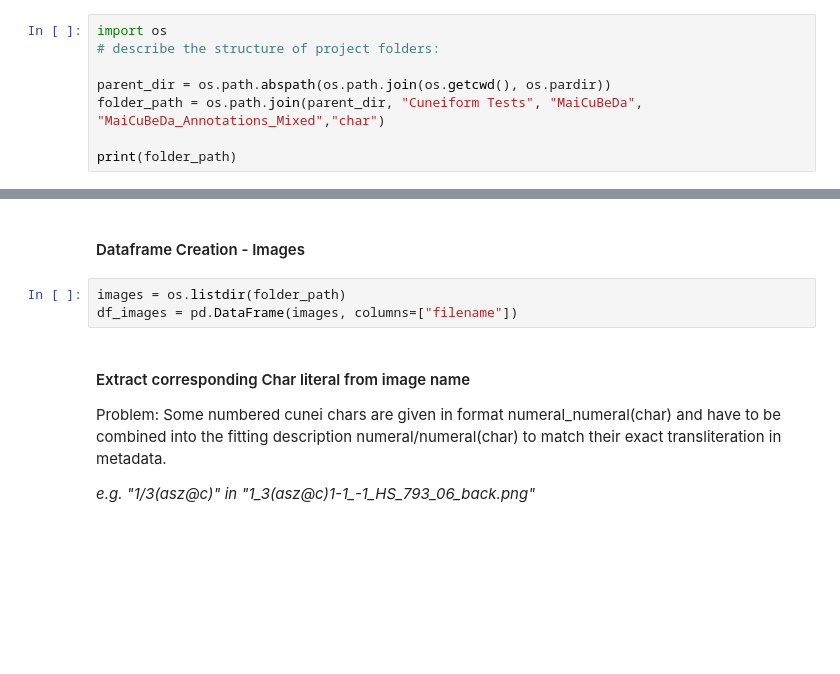
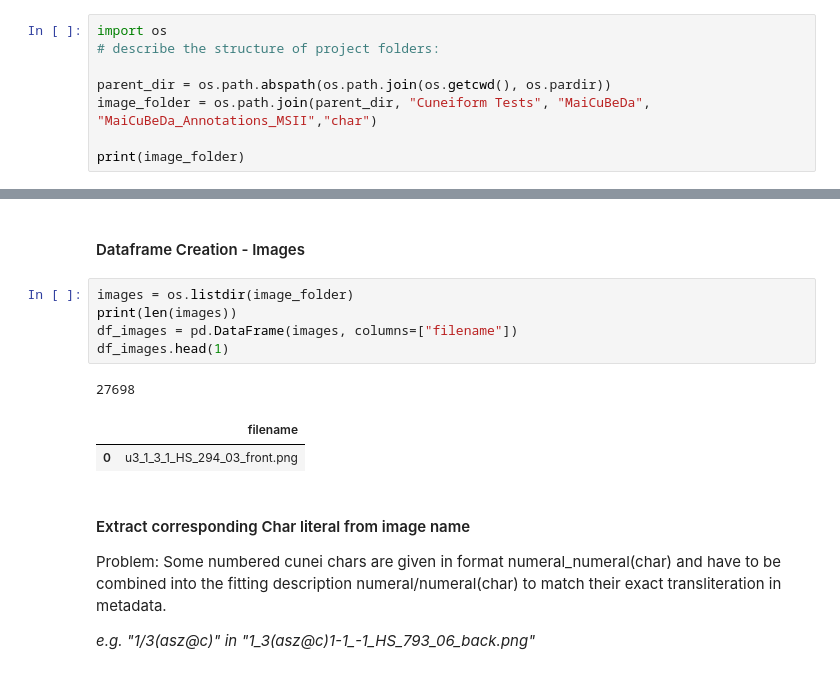
Before and after one commit to DariusBe/MaiCuBeDa_Test, a Jupyter notebook: Cuneiform Tests/Cuneiform CNN.ipynb, the cells around one changed output, grey strips where cells are left out. Saved outputs shown, nothing was run; the diff lists cells and outputs as text; blank space fills up the shorter version.

```diff
--- a/Cuneiform Tests/Cuneiform CNN.ipynb
+++ b/Cuneiform Tests/Cuneiform CNN.ipynb
@@ -47,7 +47,7 @@ import os
 # describe the structure of project folders:
 
 parent_dir = os.path.abspath(os.path.join(os.getcwd(), os.pardir))
-folder_path = os.path.join(parent_dir, "Cuneiform Tests", "MaiCuBeDa", "MaiCuBeDa_Annotations_Mixed","char")
+image_folder = os.path.join(parent_dir, "Cuneiform Tests", "MaiCuBeDa", "MaiCuBeDa_Annotations_MSII","char")
 
-print(folder_path)
+print(image_folder)
 # %% [output]
@@ -105,8 +105,14 @@ Cols with transliteration_2:     51
 # %% [markdown]
 #### Dataframe Creation - Images
 # %%
-images = os.listdir(folder_path)
+images = os.listdir(image_folder)
+print(len(images))
 df_images = pd.DataFrame(images, columns=["filename"])
+df_images.head(1)
+# %% [output]
+27698
+|  | filename |
+| 0 | u3_1_3_1_HS_294_03_front.png |
 # %% [markdown]
 #### Extract corresponding Char literal from image name
 Problem: Some numbered cunei chars are given in format numeral_numeral(char) and have to be combined into the fitting description numeral/numeral(char) to match their exact transliteration in metadata.
```
Also changed, not shown: parts of 10 cells of this notebook, 4 other files.
